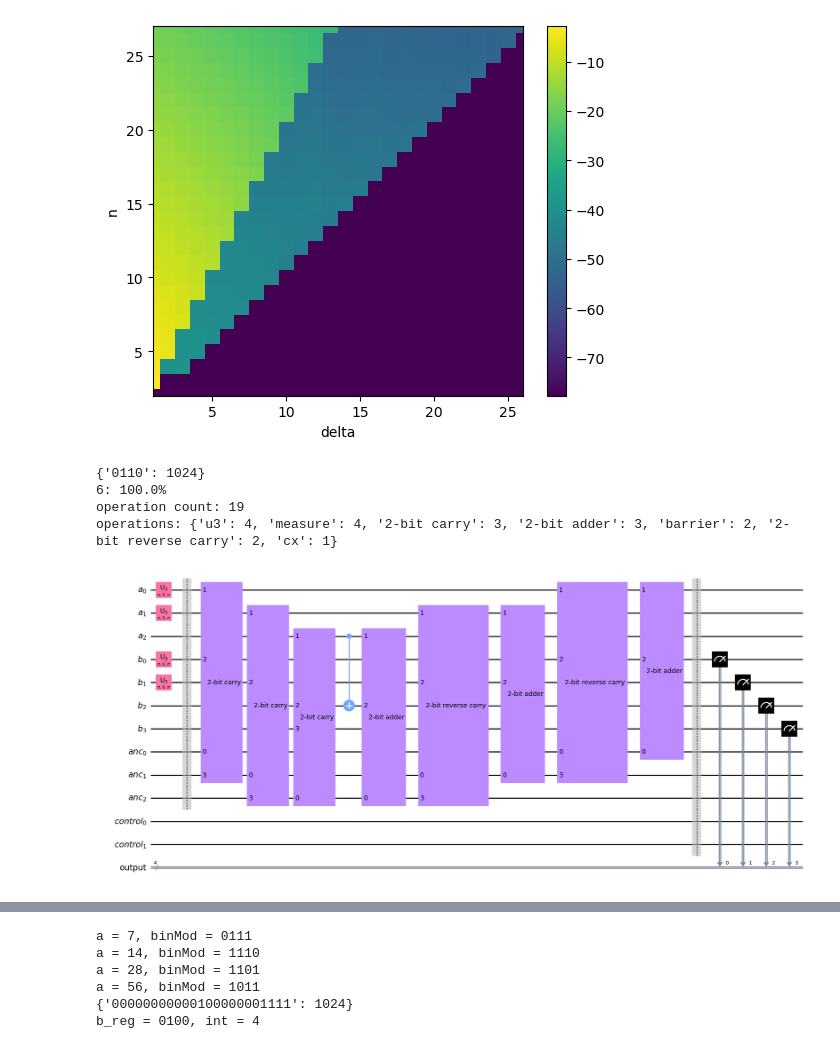
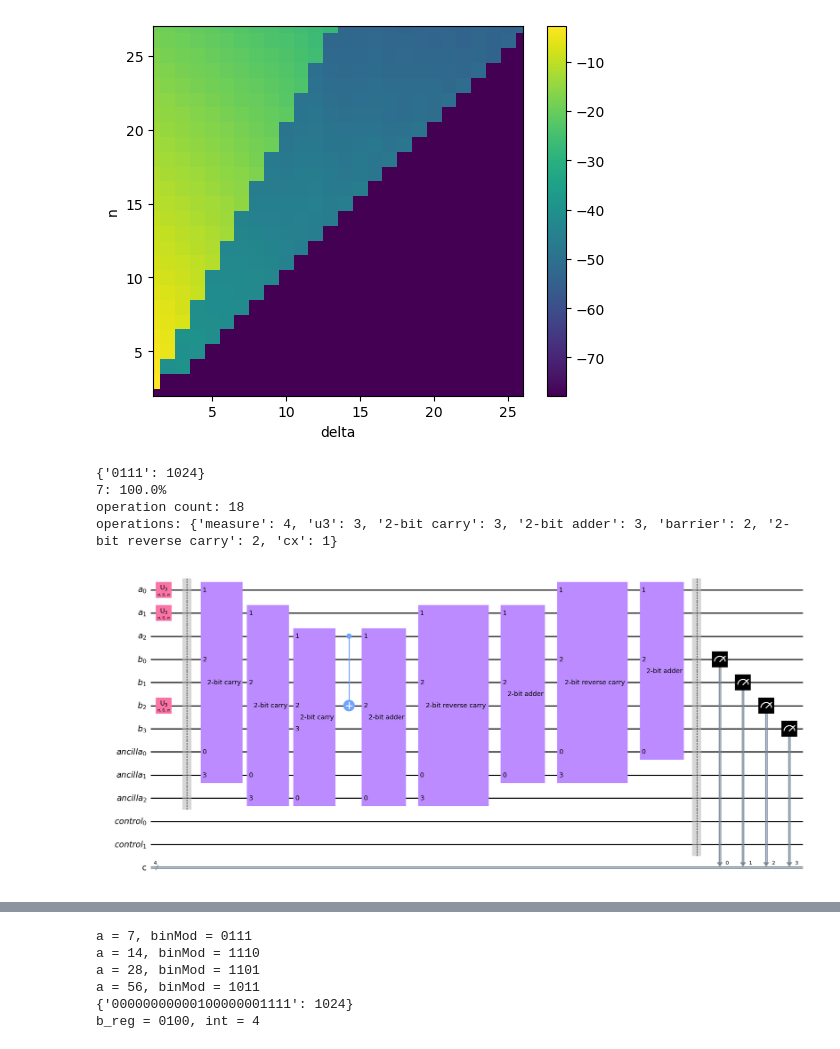
Before and after one commit to JuliuszSyrewicz/quantumFactorization, a Jupyter notebook: demo.ipynb, the cells around one changed output, grey strips where cells are left out. Drawn from its saved outputs; the diff is of its cells as text; code cells hidden in the pictures.

Commit message:
Added an initial test, modified functions for analyzing outputs and set a framework for handling a larger part of circuit generation behind the scenes

```diff
--- a/demo.ipynb
+++ b/demo.ipynb
@@ -81,55 +81,35 @@ x = 5, y = 4, data = 5.095750210681871e-18
 # %%
 # n-bit adder
 from qiskit import QuantumRegister, ClassicalRegister
 
-n = 3  # problem size in bits
-no_qubits = 3 * n + 1  # circuit width
-
-reg_a = QuantumRegister(n, name="a")
-reg_b = QuantumRegister(n + 1, name="b")
-reg_anc = QuantumRegister(n, name="anc")
-reg_control = QuantumRegister(2, name="control")
-cr = ClassicalRegister(n + 1, name="output")
-
-qc = QuantumCircuit(reg_a, reg_b, reg_anc, reg_control, cr)
-
-# integers to sum
+# addends
 a = 3
-b = 3
-
-qc.x(reg_a[i] for i in getOneIndices(a))
-qc.x(reg_b[i] for i in getOneIndices(b))
+b = 4
 
 reverse_bool = False
-qc.append(nBitAdder(n, reg_a, reg_b, reg_anc, reverse_bool), reg_a[0:n] + reg_b[0:n + 1] + reg_anc[0:n])
-
-qc.barrier()
-
-qc.draw(output="mpl", fold=-1, filename="circuits/{}-bitAdder{}.png".format(n, "Reversed" if reverse_bool == True else ""))
-qc.measure(reg_b, cr)
-# qc.measure(range(no_qubits), range(no_qubits))
-
-decomposed = qc.decompose(reps=1)
+qc = adderCircuit(a, b)
 
 simulator = Aer.get_backend('qasm_simulator')
 job_sim = simulator.run(qk.transpile(qc, simulator), shots=1024)
 result_sim = job_sim.result()
 counts = result_sim.get_counts(qc)
 print(counts)
 
-analyzeOutput(counts)
+counts = convertKeys(counts)
+for outcome, count in counts.items():
+    print("{}: {}%".format(outcome, count / sum(counts.values()) * 100))
 
-
+decomposed = qc.decompose(reps=1)
 print("operation count: {}".format(sum(dict(decomposed.count_ops()).values())))
 print("operations: {}".format(dict(decomposed.count_ops())))
 
 decomposed.draw(output="mpl", fold=40, filename="circuits/{}-bitAdderDecomposed{}.png".format(n, "Reversed" if reverse_bool == True else ""))
 # %% [output]
-{'0110': 1024}
-6: 100.0%
-operation count: 19
-operations: {'u3': 4, 'measure': 4, '2-bit carry': 3, '2-bit adder': 3, 'barrier': 2, '2-bit reverse carry': 2, 'cx': 1}
+{'0111': 1024}
+7: 100.0%
+operation count: 18
+operations: {'measure': 4, 'u3': 3, '2-bit carry': 3, '2-bit adder': 3, 'barrier': 2, '2-bit reverse carry': 2, 'cx': 1}
-[figure, old version]
+[figure, new version]
 # %%
 # n-bit adder modulo x
 n = 4
```
Also changed, not shown: parts of 1 cell of this notebook, 3 other files.
